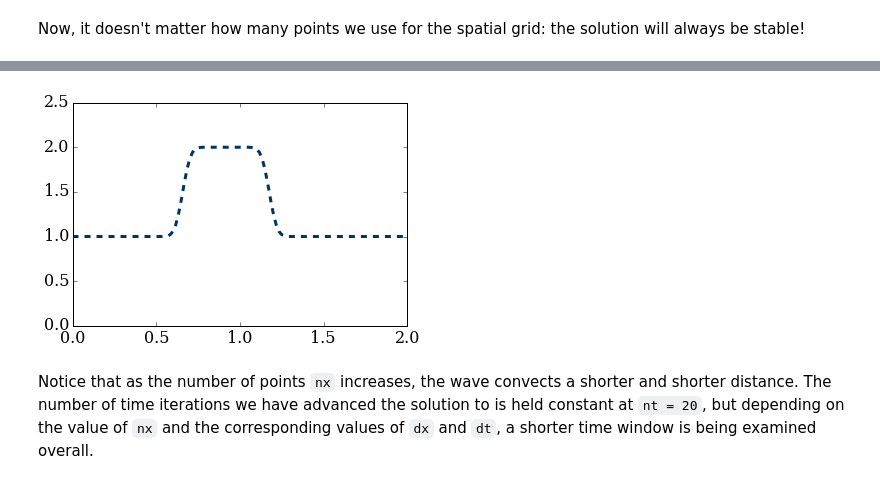
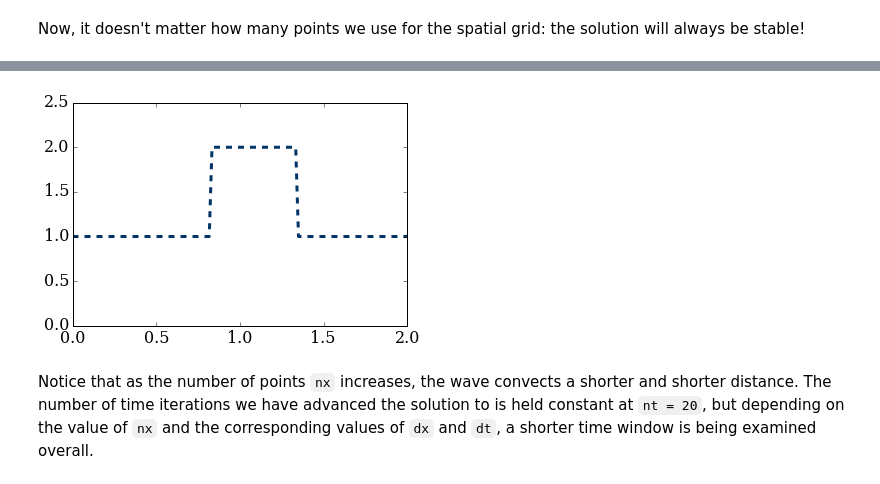
Before and after one commit to shantanu7/numerical-mooc, a Jupyter notebook: WorkDir/lessons/02_spacetime/02_02_CFLCondition.ipynb, the cells around one changed output, grey strips where cells are left out. Cells and saved outputs as stored; diff of their text form; code cells hidden in the pictures.

```diff
--- a/WorkDir/lessons/02_spacetime/02_02_CFLCondition.ipynb
+++ b/WorkDir/lessons/02_spacetime/02_02_CFLCondition.ipynb
@@ -117,7 +117,7 @@ The value of $c\Delta t/\Delta x$ is called the **Courant-Friedrichs-Lewy number
 
 In a new version of our code—written _defensively_—, we'll use the CFL number to calculate the appropriate time-step `dt` depending on the size of `dx`.
 # %%
-def linearconv(nx):
+def linearconv(nx, sigma):
     """Solve the linear convection equation.
 
     Solves the equation d_t u + c d_x u = 0 where
@@ -142,7 +142,7 @@ def linearconv(nx):
     dx = 2/(nx-1)
     nt = 20
     c = 1
-    sigma = .5
+    #sigma = .5
     x = numpy.linspace(0,2,nx)
 
     dt = sigma*dx
@@ -182,7 +182,7 @@ linearconv(101)
 # %%
-linearconv(121)
+linearconv(121,1.0)
 # %% [output]
-[figure, old version]
+[figure, new version]
 # %% [markdown]
 Notice that as the number of points `nx` increases, the wave convects a shorter and shorter distance.  The number of time iterations we have advanced the solution to is held constant at `nt = 20`, but depending on the value of `nx` and the corresponding values of `dx` and `dt`, a shorter time window is being examined overall.
 # %% [markdown]
```
Also changed, not shown: parts of 4 cells of this notebook.
